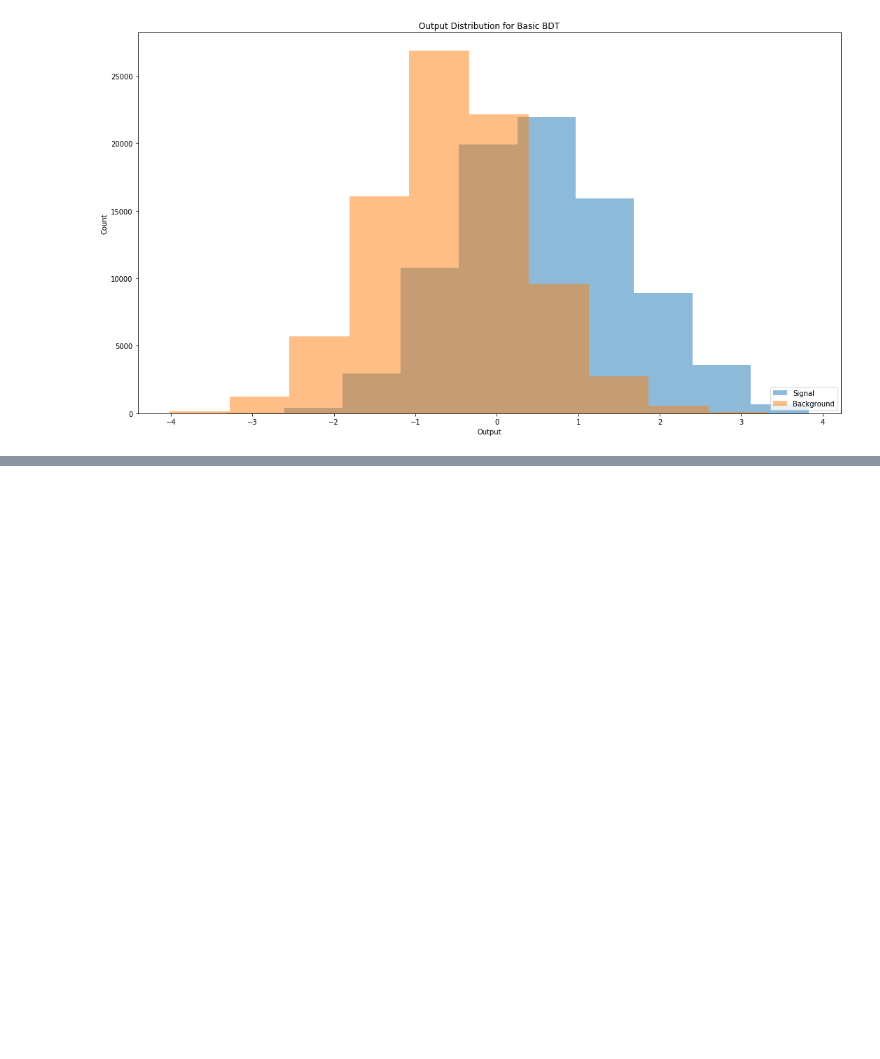
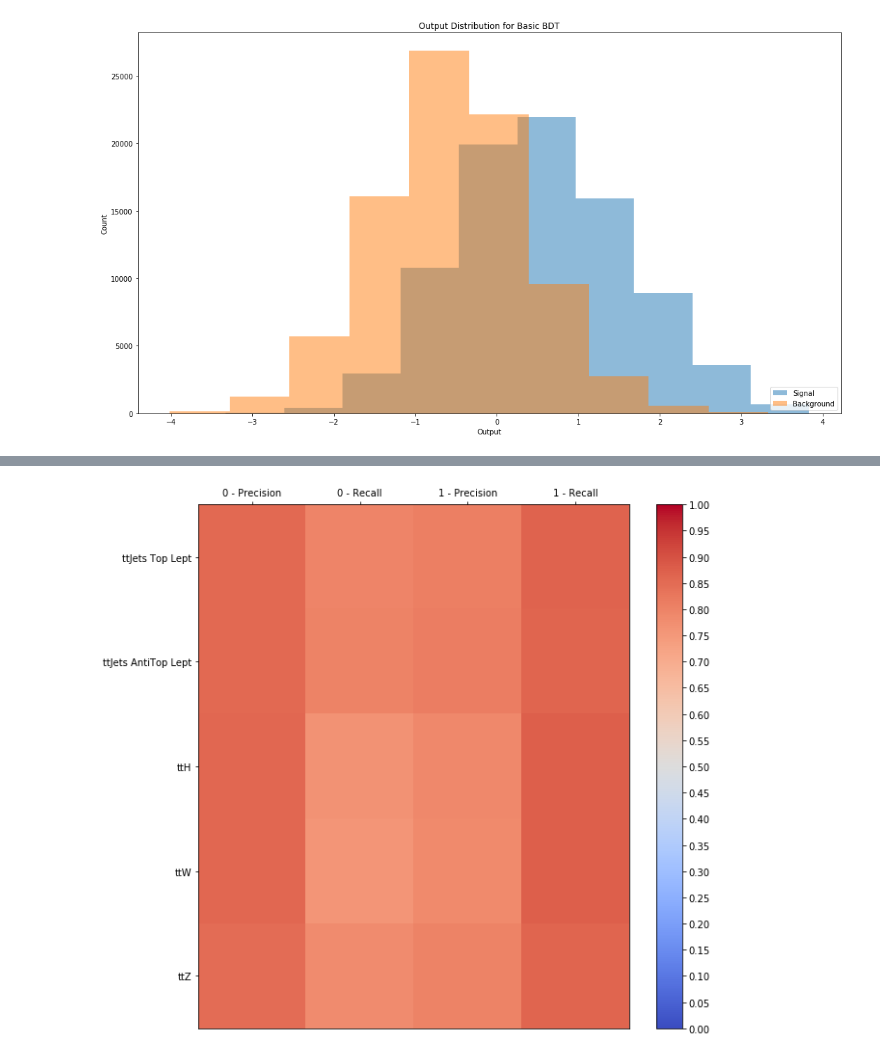
Before and after one commit to mdkdrnevich/DeepHadTopTagger, a Jupyter notebook: model_analysis.ipynb, the cells around one changed output, grey strips where cells are left out. Drawn from its saved outputs; the diff is of its cells as text; code cells hidden in the pictures; blank space fills up the shorter version.

```diff
--- a/model_analysis.ipynb
+++ b/model_analysis.ipynb
@@ -231,0 +313,4 @@ cut
+# %%
+multiclass_stats(zip(comb_discriminants, comb_y, comb_labels), cut=cut)
+# %% [output]
+[figure, added]
```
Also changed, not shown: parts of 13 cells of this notebook, 1 other file.
